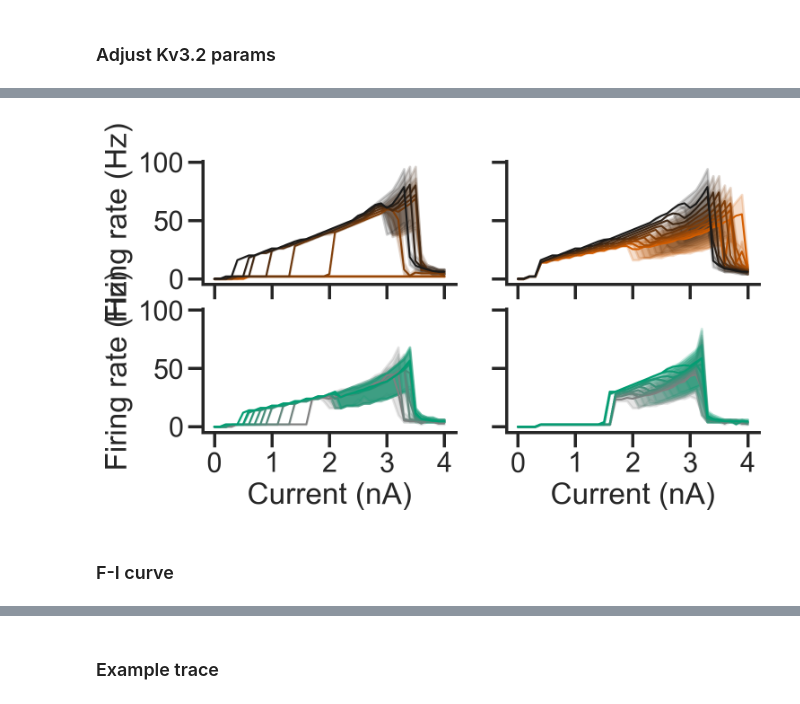
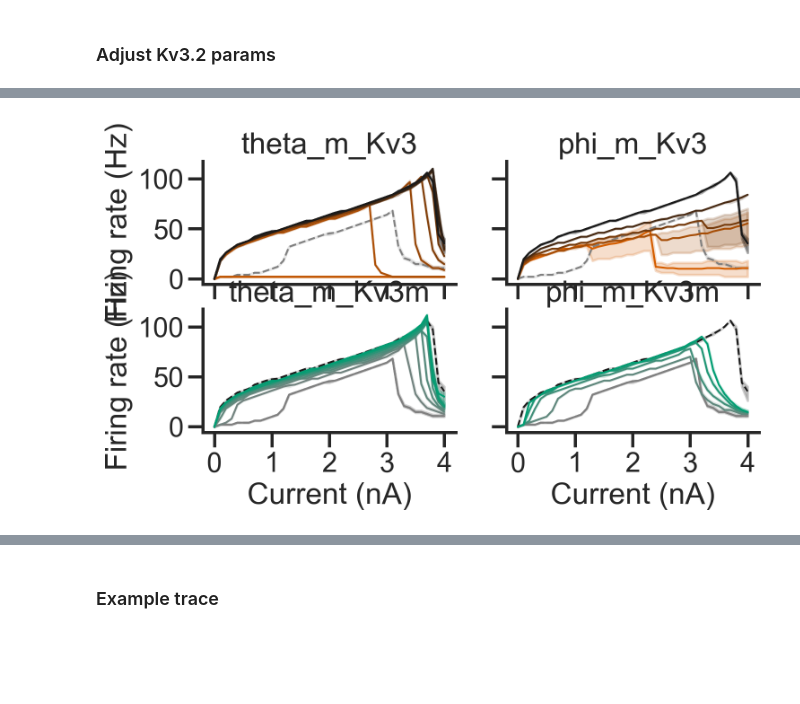
Before and after one commit to ChrisCurrin/pv-kcnc2, a Jupyter notebook: notebook.ipynb, the cells around one changed output, grey strips where cells are left out. Drawn from its saved outputs; the diff is of its cells as text; code cells hidden in the pictures; blank space fills up the shorter version.

```diff
--- a/notebook.ipynb
+++ b/notebook.ipynb
@@ -515,30 +622,32 @@ def run_sims(pv, stims, fractions, dur, load=False, arrow=False, shape_plot=True
 # %% [markdown]
 ### Adjust Kv3.2 params
 # %%
-stims = [(amp, 0) for amp in np.round(np.arange(0., 4.1, 0.1), 2)]
+stims = [(amp, 0) for amp in np.round(np.arange(0., 4.1, 0.1), 3)]
 
 # either change params of the original Kv3.2 channel ("down") or the mutated Kv3.2 channel ("up")
 mut_directions = {"up": [0.25], "down": [0]}
 
 # params (values are default -> mutant)
 params = dict(
-    tau_gain=np.round(np.linspace(8, 6, 10), 2),
-    iv_shift=np.round(np.linspace(-2.11, -20.0, 10), 2),
-    iv_gain=np.round(np.linspace(-9.7, -10.2, 10), 2),
-    tau_scale=np.round(np.linspace(20.0, 28, 10), 2),
-    tau_shift=np.round(np.linspace(10.0, -10, 10), 2),
-    # TODO: ek as a relative param per section
+    theta_m = np.round(np.linspace(-13.0, -50.0, 10), 2),
+    k_m = np.round(np.linspace(7.8, 15, 5), 2),
+    tau_m0 = np.round(np.linspace(0.1, 1.5, 5), 2), # actually both 0.1
+    tau_m1 = np.round(np.linspace(40.0, 120, 5), 2), # actually both 80
+    phi_m = np.round(np.linspace(-13.0, -45.0, 5), 2),
+    sigma_m0 = np.round(np.linspace(60.0, 100.0, 5), 2),
+    sigma_m1 = np.round(np.linspace(-6.0 , -14.0, 5), 2),
 )
 
 param_df = pd.DataFrame()
 for mut_up_down, fracs in mut_directions.items():
     for param_key, param_space in params.items():
-        actual_param = f"{param_key}_SKv3_1"
+        actual_param = f"{param_key}_Kv3"
         if mut_up_down == "up":
             actual_param += "m"
 
         for param_val in param_space:
             pv_key = f"{actual_param}={param_val}"
+
             param_result = run_sims(
                 pv_key,
                 stims,
@@ -578,5 +687,6 @@ for mut_up_down, fracs in mut_directions.items():
                     ],
                     ignore_index=True,
                 )
+param_df[FIRING_RATE_LABEL] = param_df["Spikes"]/0.5
 param_df
 # %% [output]
@@ -618,43 +726,64 @@ sns.relplot(
 # %%
 with sns.plotting_context("poster"):
     fig, axes = plt.subplot_mosaic(
         [
-            ["iv_shift_SKv3_1", "tau_shift_SKv3_1"],  # how normal channels can be impacted
+            ["theta_m_Kv3", "phi_m_Kv3"],  # how normal channels can be impacted
             [
-                "iv_shift_SKv3_1m",
-                "tau_shift_SKv3_1m",
+                "theta_m_Kv3m",
+                "phi_m_Kv3m",
             ],  # how pathological channels can be repaired
         ],
         sharey=True,
         sharex=True,
         figsize=(8, 4),
     )
 
-    down_pal = sns.blend_palette(["r", "k"], n_colors=10)
-    up_pal =sns.blend_palette(["grey", "g"], n_colors=10)
-
     base_kwargs = dict(
         x=CURRENT_LABEL,
         y=FIRING_RATE_LABEL,
-        hue="value",
         # style="loc",
         # style_order=["AIS"],
         size="Neuron",
     )
-    # first column
 
     for i, (key, ax) in enumerate(axes.items()):
-        pal = up_pal if "m" in key else down_pal
-
+        col = key.replace("_Kv3m", "").replace("_Kv3", "")
+        pal = (
+            sns.blend_palette(["grey", "g"], n_colors=len(params[col]))
+            if "Kv3m" in key
+            else sns.blend_palette(["r", "k"], n_colors=len(params[col]))
+        )
+        sns.lineplot(
+            data=param_df[
+                (param_df[col] == param_df[col].min())
+                & (param_df["mutation direction"] == "up")
+            ],
+            **base_kwargs,
+            color="grey",
+            ax=ax,
+            linestyle="--",
+            legend=False,
+        )
+        sns.lineplot(
+            data=param_df[
+                (param_df[col] == param_df[col].max())
+                & (param_df["mutation direction"] == "down")
+            ],
+            **base_kwargs,
+            color="k",
+            ax=ax,
+            linestyle="--",
+            legend=False,
+        )
         sns.lineplot(
             data=param_df[param_df["param"] == key],
             ax=ax,
+            hue="value",
             palette=pal,
             **base_kwargs,
             # legend=(i == 0),
             legend=False,
         )
+        ax.set_title(key)
 # %% [output]
-[figure, old version]
+[figure, new version]
-# %% [markdown]
-### F-I curve
```
Also changed, not shown: parts of 18 cells of this notebook, 7 other files.
